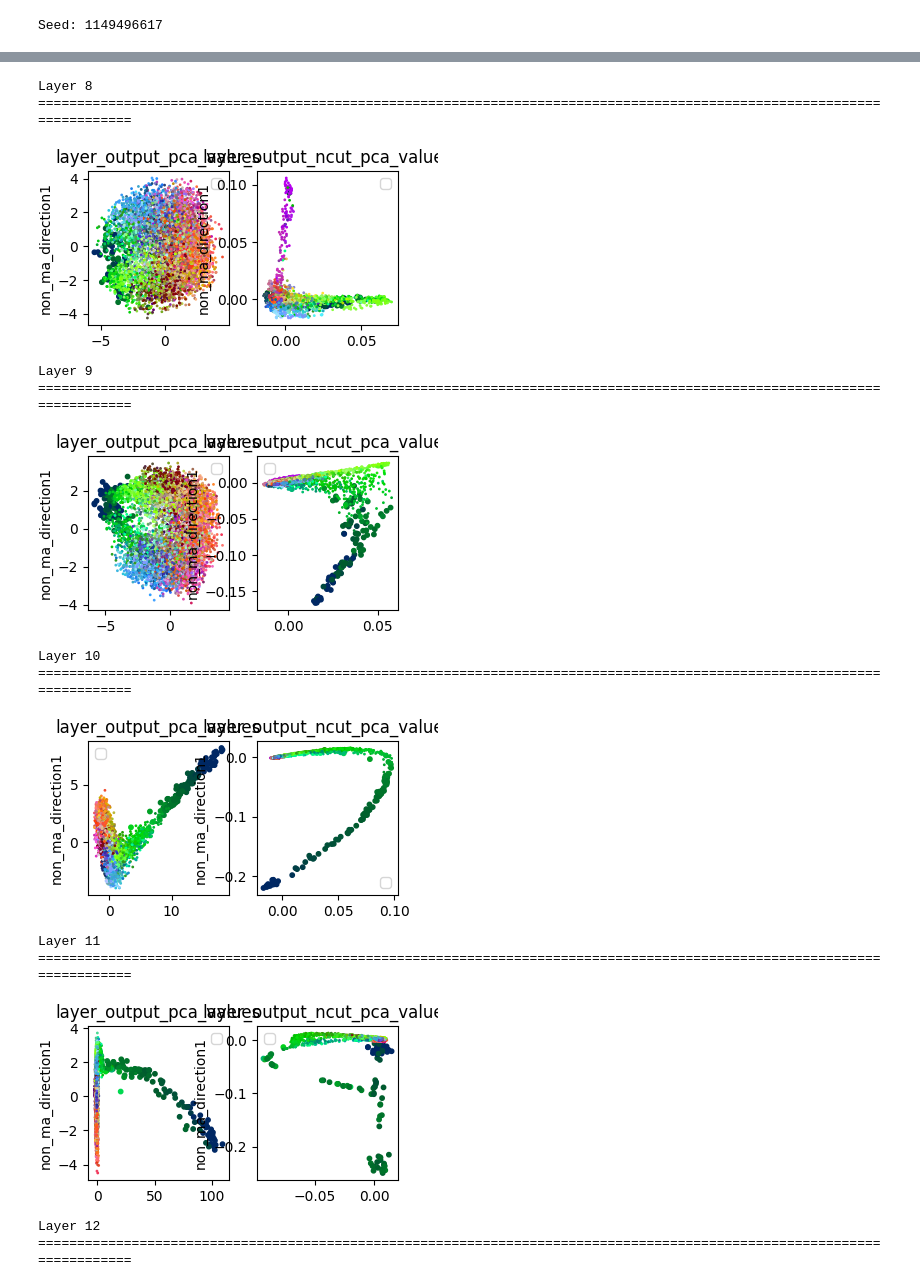
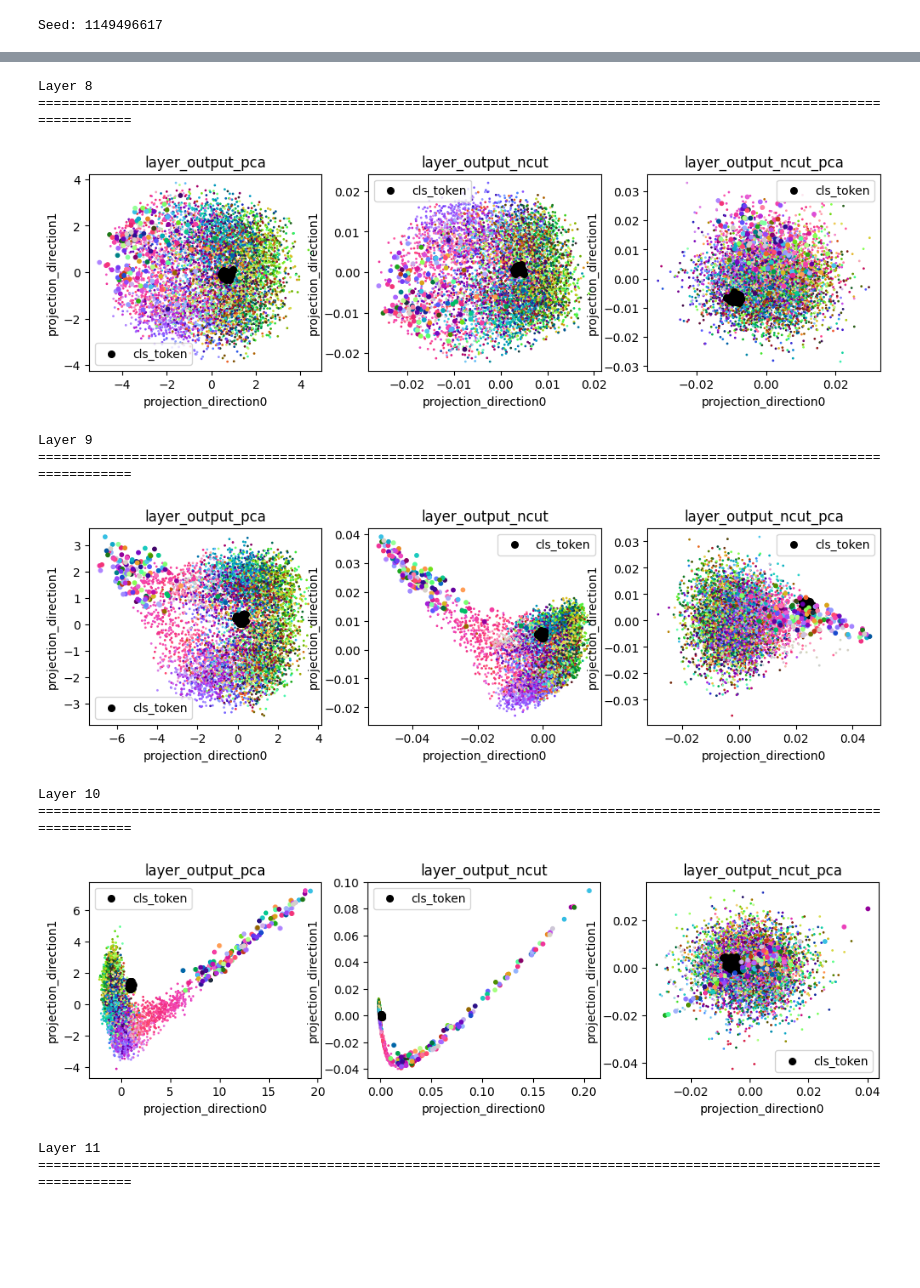
Before and after one commit to JophiArcana/mta_vision_transformers, a Jupyter notebook: sandbox/test.ipynb, the cells around one changed output, grey strips where cells are left out. Drawn from its saved outputs; the diff is of its cells as text; code cells hidden in the pictures; blank space fills up the shorter version.

Commit message:
Committing to git to clean up code locally.

```diff
--- a/sandbox/test.ipynb
+++ b/sandbox/test.ipynb
@@ -166,12 +182,20 @@ else:
     mta_mask = massive_token_heuristic(stacked_layer_output_dict)
 for k, v in mta_masks.items():
     print(f"{k}: {v.sum().item()}/{v.numel()}")
-visualize_images_with_mta(original_images.to(OUTPUT_DEVICE), mta_mask.to(OUTPUT_DEVICE))
+# visualize_images_with_mta(original_images.to(OUTPUT_DEVICE), None)
+for mask in mta_masks.values():
+    visualize_images_with_mta(original_images.to(OUTPUT_DEVICE), mask.to(OUTPUT_DEVICE))
 
 try:
     rgb_assignment
 except NameError:
     color_layer_idx = 10    # min(mta_masks.keys())
-    rgb_assignment = get_rgb_colors(stacked_layer_output_dict["layer_output"][color_layer_idx], None, use_all=True)
+    rgb_assignment = get_rgb_colors(per_layer_output_dict[color_layer_idx]["layer_output"], None, False)
+
+# highlight = torch.LongTensor((
+#     (1, 5, 4),
+#     (4, 15, 8),
+# ))
+highlight = None
 # %% [output]
 WARNING:matplotlib.image:Clipping input data to the valid range for imshow with RGB data ([0..1] for floats or [0..255] for integers). Got range [0.0..1.0000001].
@@ -246,48 +261,52 @@ Layer 10 =======================================================================
 #     })
 # %%
 # SECTION: Histogram value visualization
-%matplotlib ipympl
+%matplotlib inline
 from core.visualize import visualize_feature_values_by_pca
 
 include = {
     "mlp_fc1_input": {"align_layers": True},
     "mlp_fc1_output": {"fn": lambda t: torch.mean(t, dim=0), "align_layers": False},
     # "mlp_fc1_output_no_bias": {"fn": lambda t: torch.mean(t, dim=0), "align_layers": False},
 }
 # include = {"layer_norm2_input", "layer_norm2_output"}
 # for metric, metric_kwargs in include.items():
 #     visualize_feature_values_by_channel(metric, stacked_layer_output_dict[metric], **metric_kwargs)
 
 
 # cutoff_layer = min(mta_masks.keys())
-for layer_idx in [8, 9, 10, 11, 12, 13, 14, 15, 16, 17, 18, 19, 20]:
-# for layer_idx in [15]:
+# for layer_idx in [8, 9, 10, 11, 12, 13, 14, 15, 16, 17, 18, 19, 20]:
+for layer_idx in [8, 9, 10, 11, 12]:
     print(f"Layer {layer_idx} {'=' * 120}")
     min_cutoff_idx = min((float("inf"), *filter(lambda l: l >= layer_idx, mta_masks.keys())))
+    # min_cutoff_idx = min((float("inf"), *filter(lambda l: l > min_cutoff_idx, mta_masks.keys())))
+    mask = mta_masks.get(min_cutoff_idx, None)
     visualize_feature_values_by_pca(
-        per_layer_output_dict[layer_idx], mta_mask, rgb_assignment,
+        per_layer_output_dict[layer_idx], mask, rgb_assignment,
+        ndim=2,
         # mean="local", convex_hull=False, with_ma=True, include=["layer_output"],
-        mean="local", convex_hull=False,
+        convex_hull=False,
+        with_cls=True,
         with_ma=True,   # (layer_idx <= cutoff_layer),
         include=(
             # "layer_norm1_output",
             # "attention_output",
             # "intermediate_output",
+            # "layer_norm2_output",
+            # "mlp_fc1_output",
             # "mlp_output",
             "layer_output",
         ),
         highlight=highlight, alpha=1.0,
     )
     # visualize_feature_norms_by_channel(metric, stacked_layer_output_dict[metric], mta_mask)
 
 # visualize_fc_weights(stacked_layer_output_dict["mlp_fc1_input"], stacked_layer_output_dict["mlp_fc1_weight"], mta_mask, mean="local")
 # %% [output]
 Layer 8 ========================================================================================================================
-[figure, old version]
+[figure, new version]
 Layer 9 ========================================================================================================================
-[figure, old version]
+[figure, new version]
 Layer 10 ========================================================================================================================
-[figure, old version]
+[figure, new version]
 Layer 11 ========================================================================================================================
-[figure, removed]
-Layer 12 ========================================================================================================================
```
Also changed, not shown: parts of 5 cells of this notebook, 4 other files.
